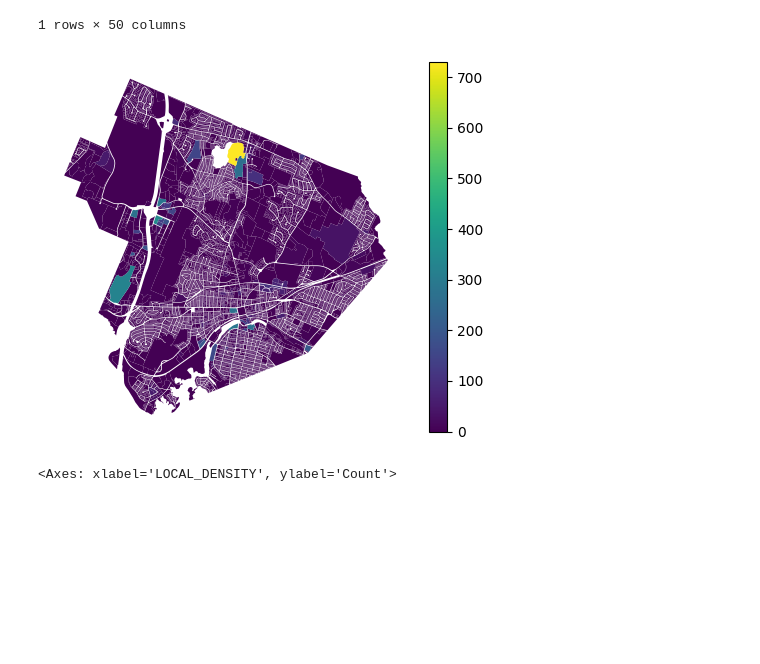
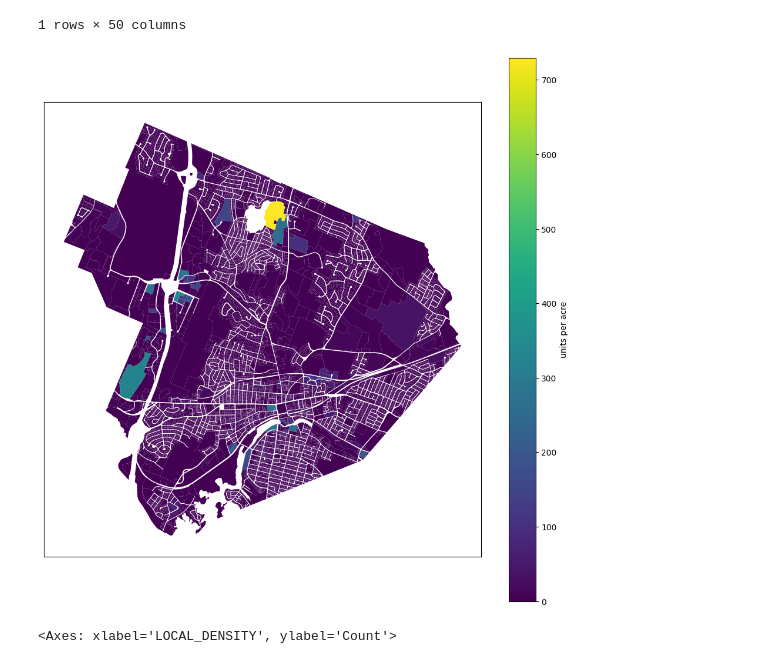
Before and after one commit to tjrileywisc/waltham_gis, a Jupyter notebook: investigations/housing_density/notebook.ipynb, the cells around one changed output. Drawn from its saved outputs; the diff is of its cells as text; code cells hidden in the pictures; blank space fills up the shorter version.

Commit message:
Improve figure

```diff
--- a/investigations/housing_density/notebook.ipynb
+++ b/investigations/housing_density/notebook.ipynb
@@ -114,15 +114,17 @@ properties_df[properties_df["LOCAL_DENSITY"] == properties_df["LOCAL_DENSITY"].m
 | 12088 | 2013.856836 | 145851.338231 | R014 007 0029 | F_727116_2974092 | FEE | 014 | ASSESS | NaN | 20111130 | OK | ... |
 1 rows × 50 columns
 # %%
-ax = properties_df.plot(column="LOCAL_DENSITY", legend=True)
+ax = properties_df.plot(column="LOCAL_DENSITY", legend=True, legend_kwds={'label': "units per acre"}, figsize=(12, 12))
 
-ax.set_axis_off()
+
+ax.get_xaxis().set_visible(False)
+ax.get_yaxis().set_visible(False)
 
 # TODO
 # show density value on hover,
 # or something to remove outliers
 # %% [output]
-[figure, old version]
+[figure, new version]
 # %%
 sns.histplot(data=properties_df[properties_df["LOCAL_DENSITY"] < 240], x="LOCAL_DENSITY", kde=False)
 # %% [output]
```
